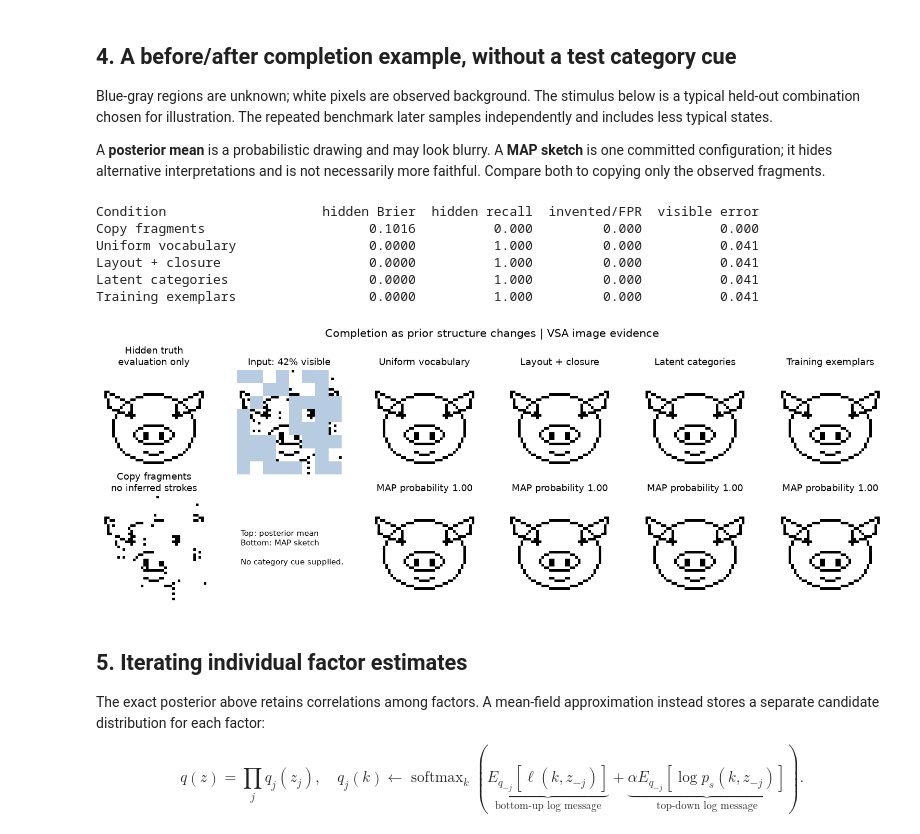
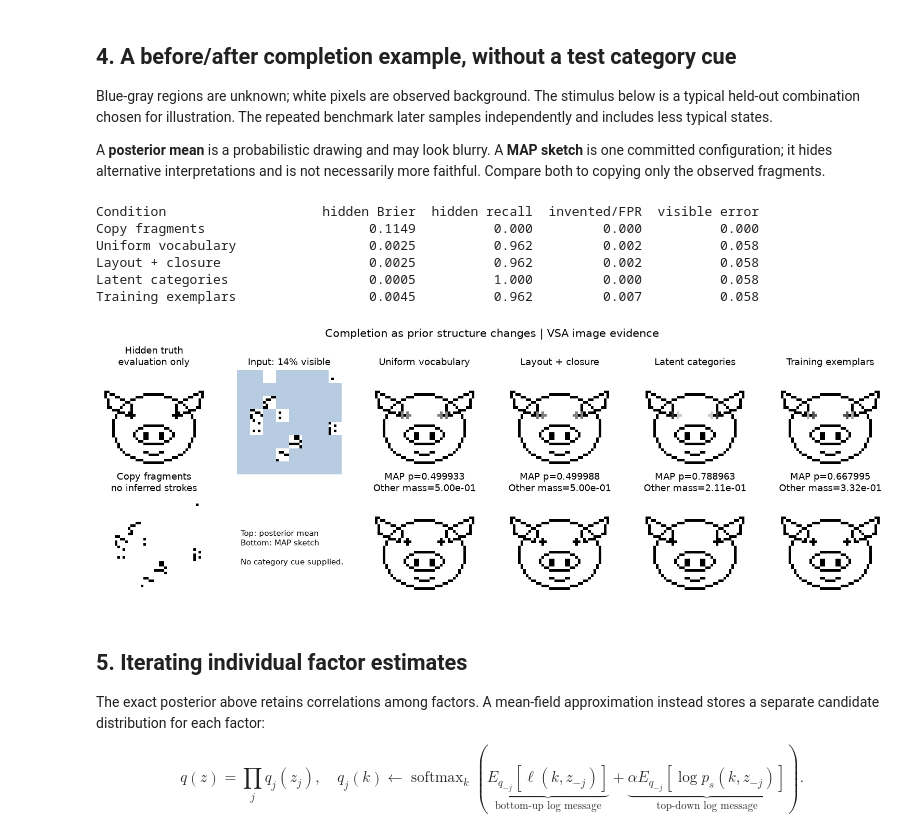
Before and after one commit to ThomyLEE2501/Baysian-Contour-Completion-Using-VSA-Likelihood-Representation, a Jupyter notebook: vsa_gestalt_closure.ipynb, the cells around one changed output. Cells and saved outputs as stored; diff of their text form; code cells hidden in the pictures.

```diff
--- a/vsa_gestalt_closure.ipynb
+++ b/vsa_gestalt_closure.ipynb
@@ -47,7 +47,7 @@ EXEMPLAR_PRECISION = 2.5    # larger = tighter memory of training combinations
 PRIOR_STRENGTH = 1.0
 
 DEMO_CATEGORY = 0          # 0 cow-like, 1 cat-like, 2 human-like (stimulus selection only)
-DEMO_VISIBILITY = .35
+DEMO_VISIBILITY = .10
 DEMO_MASK = "blocks"         # "top" hides the nose; "blocks" gives random visible patches
 DEMO_SEED = 37
 
@@ -171,40 +171,40 @@ else:
 observed = observe(truth, mask, FLIP_PROBABILITY, rng)
 # Only the observed pixels and the mask enter the evidence function.
 demo_scores = {backend: encoder.evidence_scores(library.images, observed, mask,
                         FLIP_PROBABILITY, backend) for backend in ("pixels", "vsa")}
 demo_q = {name: posterior(demo_scores["vsa"], bank.logpriors[name], PRIOR_STRENGTH)
           for name in PRIOR_NAMES}
 demo_predictions = {name: prediction(q, library.images) for name, q in demo_q.items()}
 
 fig, axes = plt.subplots(2, 6, figsize=(14, 5))
 show_completion(axes[0, 0], truth, "Hidden truth\nevaluation only")
 show_observation(axes[0, 1], observed, mask, f"Input: {mask.mean():.0%} visible")
 show_completion(axes[1, 0], observed, "Copy fragments\nno inferred strokes")
 axes[1, 1].axis("off")
 axes[1, 1].text(.05, .5, "Top: posterior mean\nBottom: MAP sketch\n\nNo category cue supplied.",
                 transform=axes[1, 1].transAxes, va="center")
 for col, name in enumerate(PRIOR_NAMES, start=2):
     show_completion(axes[0, col], demo_predictions[name], PRIOR_LABELS[name])
     q = demo_q[name]
-    show_completion(axes[1, col], library.images[np.argmax(q)], f"MAP probability {q.max():.2f}")
+    show_completion(axes[1, col], library.images[np.argmax(q)], f"MAP p={q.max():.6f}\nOther mass={q.sum()-q.max():.2e}")
 fig.suptitle("Completion as prior structure changes | VSA image evidence", fontsize=14)
 fig.tight_layout()
 fig.savefig(OUT / "completion_demo.png", dpi=160, bbox_inches="tight")
 plt.show()
 
 print(f"{'Condition':27s} {'hidden Brier':>13s} {'hidden recall':>14s} {'invented/FPR':>13s} {'visible error':>14s}")
 for name, pred in [("Copy fragments", observed)] + [(PRIOR_LABELS[n], demo_predictions[n]) for n in PRIOR_NAMES]:
     metrics = completion_metrics(pred, truth, observed, mask)
     print(f"{name:27s} {metrics['hidden_brier']:13.4f} {metrics['hidden_recall']:14.3f} "
           f"{metrics['hidden_false_positive']:13.3f} {metrics['visible_error']:14.3f}")
 # %% [output]
 Condition                    hidden Brier  hidden recall  invented/FPR  visible error
-Copy fragments                     0.1016          0.000         0.000          0.000
-Uniform vocabulary                 0.0000          1.000         0.000          0.041
-Layout + closure                   0.0000          1.000         0.000          0.041
-Latent categories                  0.0000          1.000         0.000          0.041
-Training exemplars                 0.0000          1.000         0.000          0.041
+Copy fragments                     0.1149          0.000         0.000          0.000
+Uniform vocabulary                 0.0025          0.962         0.002          0.058
+Layout + closure                   0.0025          0.962         0.002          0.058
+Latent categories                  0.0005          1.000         0.000          0.058
+Training exemplars                 0.0045          0.962         0.007          0.058
-[figure, old version]
+[figure, new version]
 # %% [markdown]
 ## 5. Iterating individual factor estimates
 
```
Also changed, not shown: parts of 4 cells of this notebook, 3 other files.
